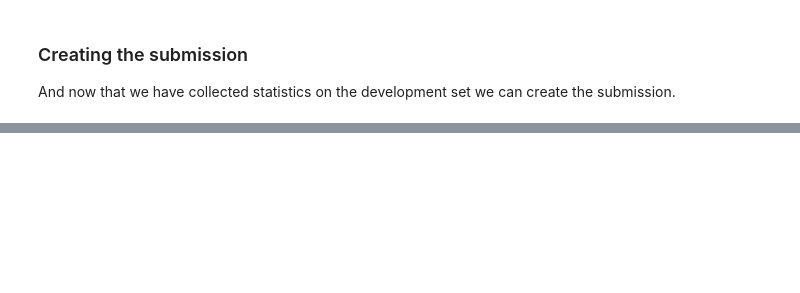
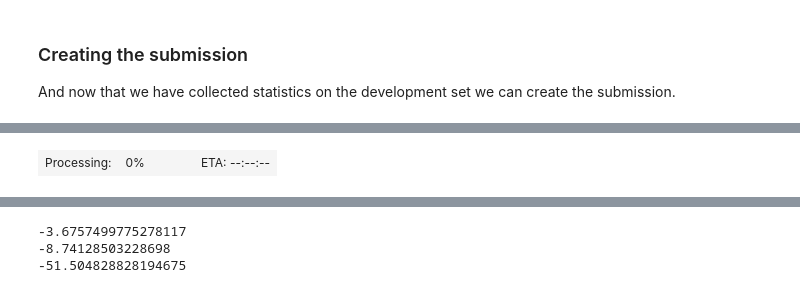
Before and after one commit to rikrd/inspire, a Jupyter notebook: 2 - Oracle Submission.ipynb, the cells around one changed output, grey strips where cells are left out. Saved outputs shown, nothing was run; the diff lists cells and outputs as text; code cells hidden in the pictures; blank space fills up the shorter version.

Commit message:
more work on compressed submissions

```diff
--- a/2 - Oracle Submission.ipynb
+++ b/2 - Oracle Submission.ipynb
@@ -33,14 +33,13 @@ However we (the organisers) have computed the results of an Oracle model like th
 submission = inspire.Submission(email='dummy@email.com',
                                 description='''Optimal Submission:
 where task: Based on actual responses of development set.
-what task: Not provided.
-full task: Not provided.
+what task: Based on actual responses of development set.
+full task: Based on actual responses of development set.
                                 ''',
                                 evaluation_setting=setting)
 
 # Iterate over all the stimuli in our dataset
 for token_id, token  in dataset['tokens'].items():
-    #for token_id, token  in {'3711': dataset['tokens']['3711']}.items():
     if 'responses' not in token:
         continue
 
@@ -226,7 +226,7 @@ for token_id, token  in dataset['tokens'].items():
             phoneme_confusion_counts[op['from_symbol']][op['to_symbol']] += count
             phoneme_confusion_totals[op['from_symbol']] += count
 
-        if ' '.join(pronunciation) == ' '.join(response_pronunciation):
+        if ' '.join(pronunciation) != ' '.join(response_pronunciation):
             pronunciation_confusion_counts += count
 
         pronunciation_confusion_totals += count
@@ -268,7 +268,7 @@ for src_phoneme, confusions in phoneme_confusion_counts.items():
         xname.append(tgt_phoneme)
 
         p = confusion_count/confusion_total
-        a = min(p, 1.0) + 0.005
+        a = min(p, 1.0)
 
         alpha.append(a)
         count.append(confusion_count)
@@ -373,0 +372,6 @@ submission.save('submission_statistical.json')
+# %%
+job = submission.submit(password='dummypassword')
+# %%
+job.wait()
+result = job.result()
+# %% [output]
@@ -373,0 +380 @@ submission.save('submission_statistical.json')
+| Processing: | 0% |  |  |  | ETA: --:--:-- |
@@ -373,0 +386,8 @@ submission.save('submission_statistical.json')
+# %%
+inspire.pprint(result['where']['token_averaged'])
+inspire.pprint(result['what']['token_averaged'])
+inspire.pprint(result['full']['token_averaged'])
+# %% [output]
+-3.6757499775278117
+-8.74128503228698
+-51.504828828194675
```
Also changed, not shown: parts of 4 cells of this notebook, 2 other files.
